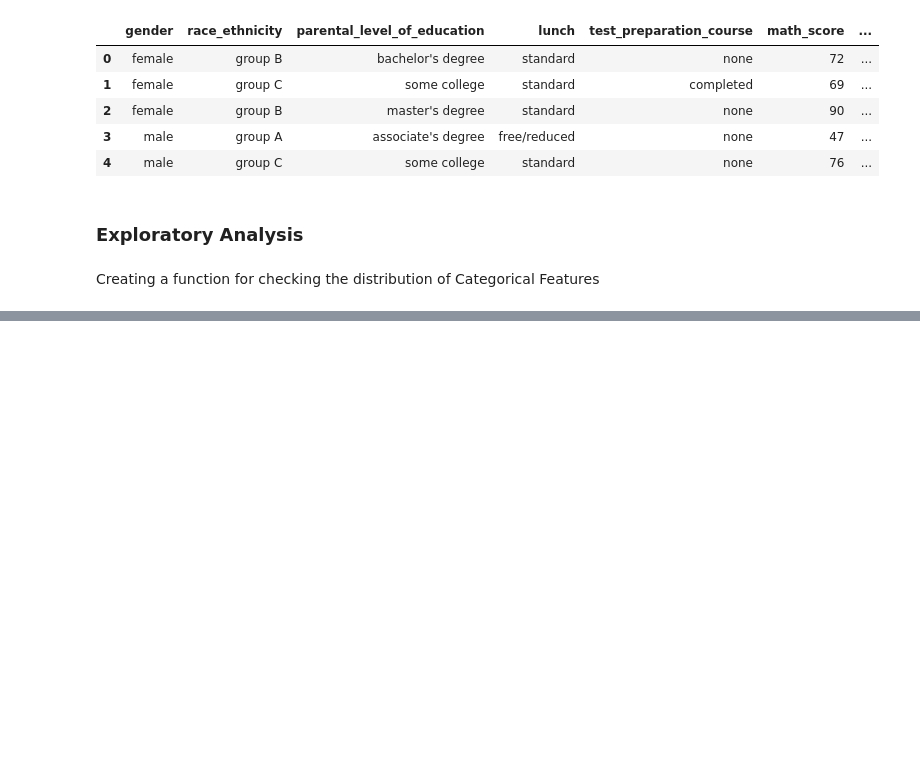
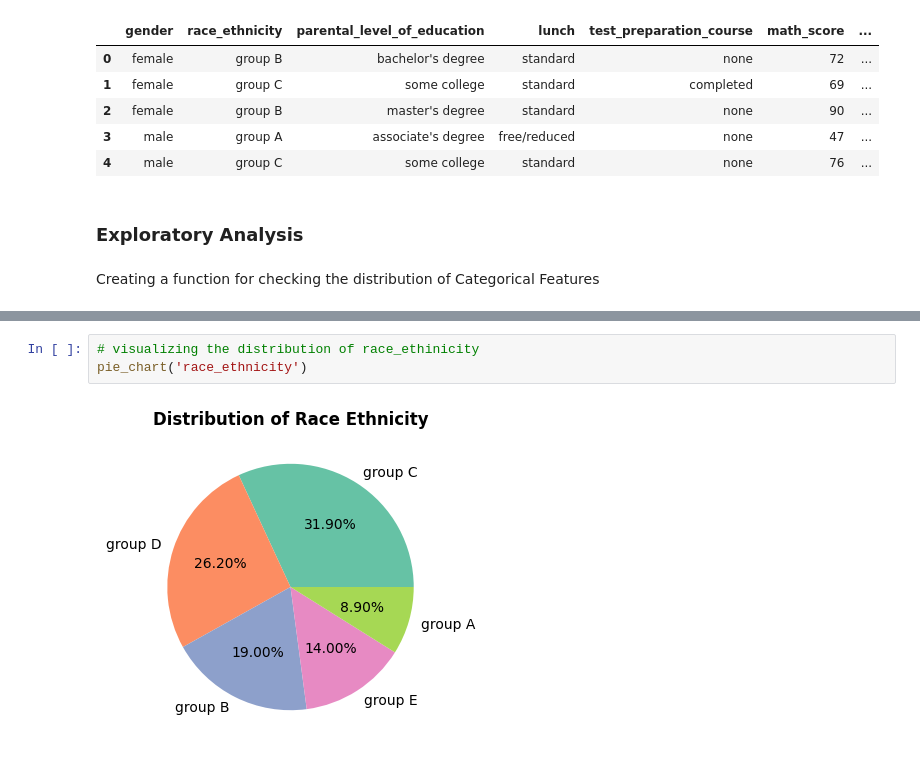
Before and after one commit to Tanwar-Aastha/Student-Achievement-Analyzer, a Jupyter notebook: notebook/EDA.ipynb, the cells around one changed output, grey strips where cells are left out. Drawn from its saved outputs; the diff is of its cells as text; blank space fills up the shorter version.

```diff
--- a/notebook/EDA.ipynb
+++ b/notebook/EDA.ipynb
@@ -166,0 +228,5 @@ dtype: int64
+# %%
+# visualizing the distribution of race_ethinicity
+pie_chart('race_ethnicity')
+# %% [output]
+[figure, added]
```
Also changed, not shown: parts of 46 cells of this notebook.
